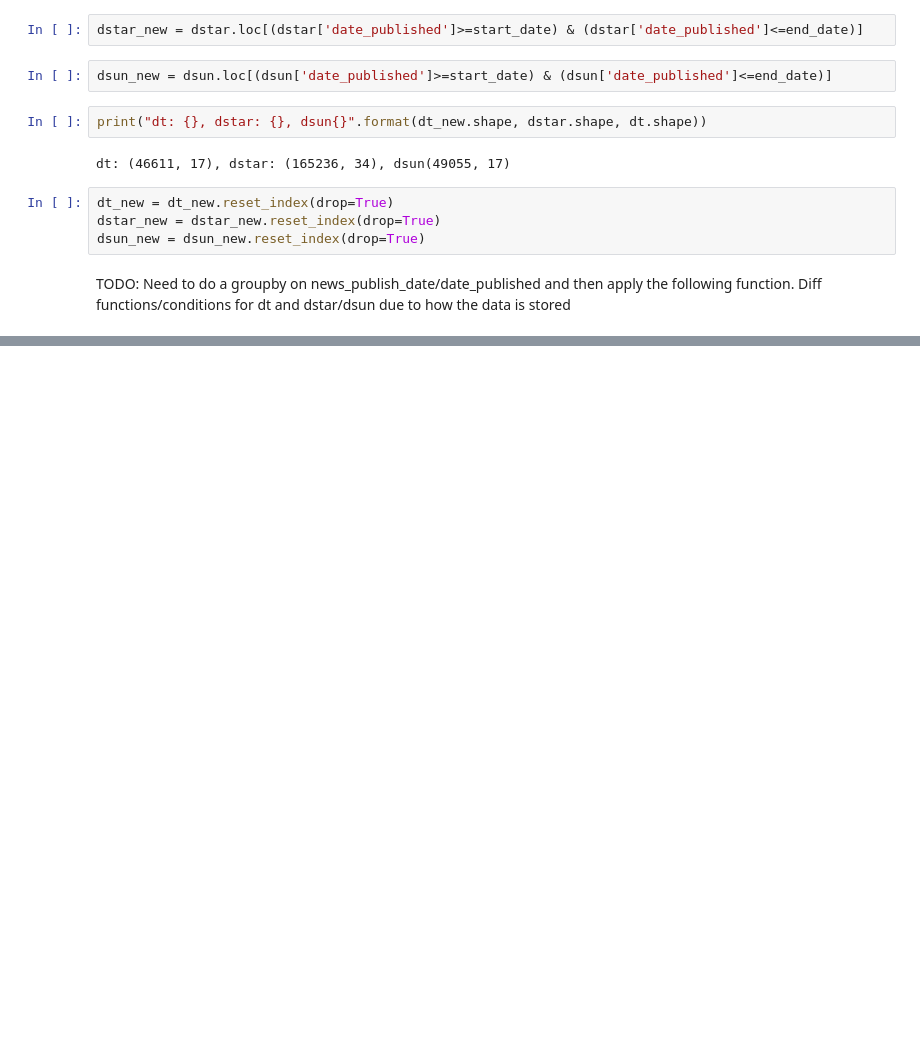
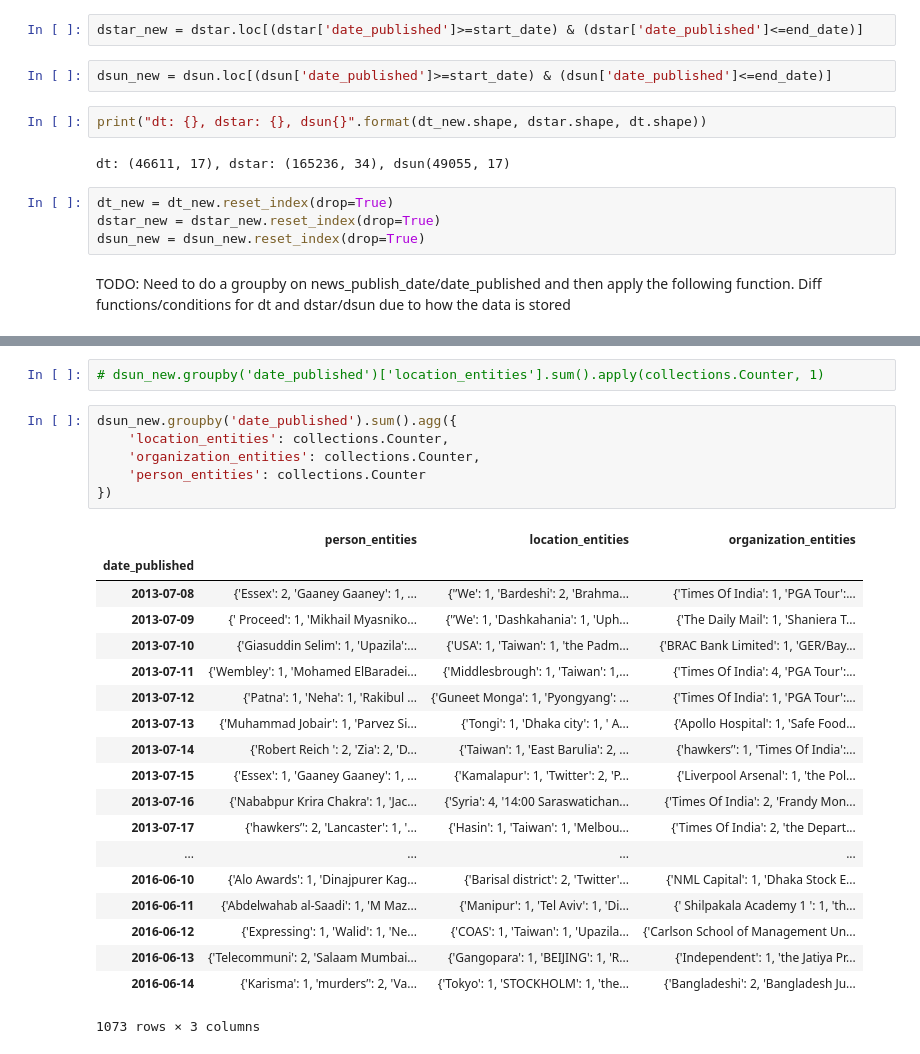
Before and after one commit to shoumikchow/Research, a Jupyter notebook: Unfiltered.news viz.ipynb, the cells around one changed output, grey strips where cells are left out. Cells and saved outputs as stored; diff of their text form; blank space fills up the shorter version.

Commit message:
did count for dsun, dstar not working for some reason, dt will be different

```diff
--- a/Unfiltered.news viz.ipynb
+++ b/Unfiltered.news viz.ipynb
@@ -83,0 +92,28 @@ def ner_highlight(location, organization, person):
+# %%
+# dsun_new.groupby('date_published')['location_entities'].sum().apply(collections.Counter, 1)
+# %%
+dsun_new.groupby('date_published').sum().agg({
+    'location_entities': collections.Counter,
+    'organization_entities': collections.Counter,
+    'person_entities': collections.Counter
+})
+# %% [output]
+|  | person_entities | location_entities | organization_entities |
+| date_published |  |  |  |
+| 2013-07-08 | {'Essex': 2, 'Gaaney Gaaney': 1, ... | {'’We': 1, 'Bardeshi': 2, 'Brahma... | {'Times Of India': 1, 'PGA Tour':... |
+| 2013-07-09 | {' Proceed': 1, 'Mikhail Myasniko... | {'’We': 1, 'Dashkahania': 1, 'Uph... | {'The Daily Mail': 1, 'Shaniera T... |
+| 2013-07-10 | {'Giasuddin Selim': 1, 'Upazila':... | {'USA': 1, 'Taiwan': 1, 'the Padm... | {'BRAC Bank Limited': 1, 'GER/Bay... |
+| 2013-07-11 | {'Wembley': 1, 'Mohamed ElBaradei... | {'Middlesbrough': 1, 'Taiwan': 1,... | {'Times Of India': 4, 'PGA Tour':... |
+| 2013-07-12 | {'Patna': 1, 'Neha': 1, 'Rakibul ... | {'Guneet Monga': 1, 'Pyongyang': ... | {'Times Of India': 1, 'PGA Tour':... |
+| 2013-07-13 | {'Muhammad Jobair': 1, 'Parvez Si... | {'Tongi': 1, 'Dhaka city': 1, ' A... | {'Apollo Hospital': 1, 'Safe Food... |
+| 2013-07-14 | {'Robert Reich ': 2, 'Zia': 2, 'D... | {'Taiwan': 1, 'East Barulia': 2, ... | {'hawkers’': 1, 'Times Of India':... |
+| 2013-07-15 | {'Essex': 1, 'Gaaney Gaaney': 1, ... | {'Kamalapur': 1, 'Twitter': 2, 'P... | {'Liverpool Arsenal': 1, 'the Pol... |
+| 2013-07-16 | {'Nababpur Krira Chakra': 1, 'Jac... | {'Syria': 4, '14:00 Saraswatichan... | {'Times Of India': 2, 'Frandy Mon... |
+| 2013-07-17 | {'hawkers’': 2, 'Lancaster': 1, '... | {'Hasin': 1, 'Taiwan': 1, 'Melbou... | {'Times Of India': 2, 'the Depart... |
+| ... | ... | ... | ... |
+| 2016-06-10 | {'Alo Awards': 1, 'Dinajpurer Kag... | {'Barisal district': 2, 'Twitter'... | {'NML Capital': 1, 'Dhaka Stock E... |
+| 2016-06-11 | {'Abdelwahab al-Saadi': 1, 'M Maz... | {'Manipur': 1, 'Tel Aviv': 1, 'Di... | {' Shilpakala Academy 1 ': 1, 'th... |
+| 2016-06-12 | {'Expressing': 1, 'Walid': 1, 'Ne... | {'COAS': 1, 'Taiwan': 1, 'Upazila... | {'Carlson School of Management Un... |
+| 2016-06-13 | {'Telecommuni': 2, 'Salaam Mumbai... | {'Gangopara': 1, 'BEIJING': 1, 'R... | {'Independent': 1, 'the Jatiya Pr... |
+| 2016-06-14 | {'Karisma': 1, 'murders’': 2, 'Va... | {'Tokyo': 1, 'STOCKHOLM': 1, 'the... | {'Bangladeshi': 2, 'Bangladesh Ju... |
+1073 rows × 3 columns
```
Also changed, not shown: parts of 4 cells of this notebook.
